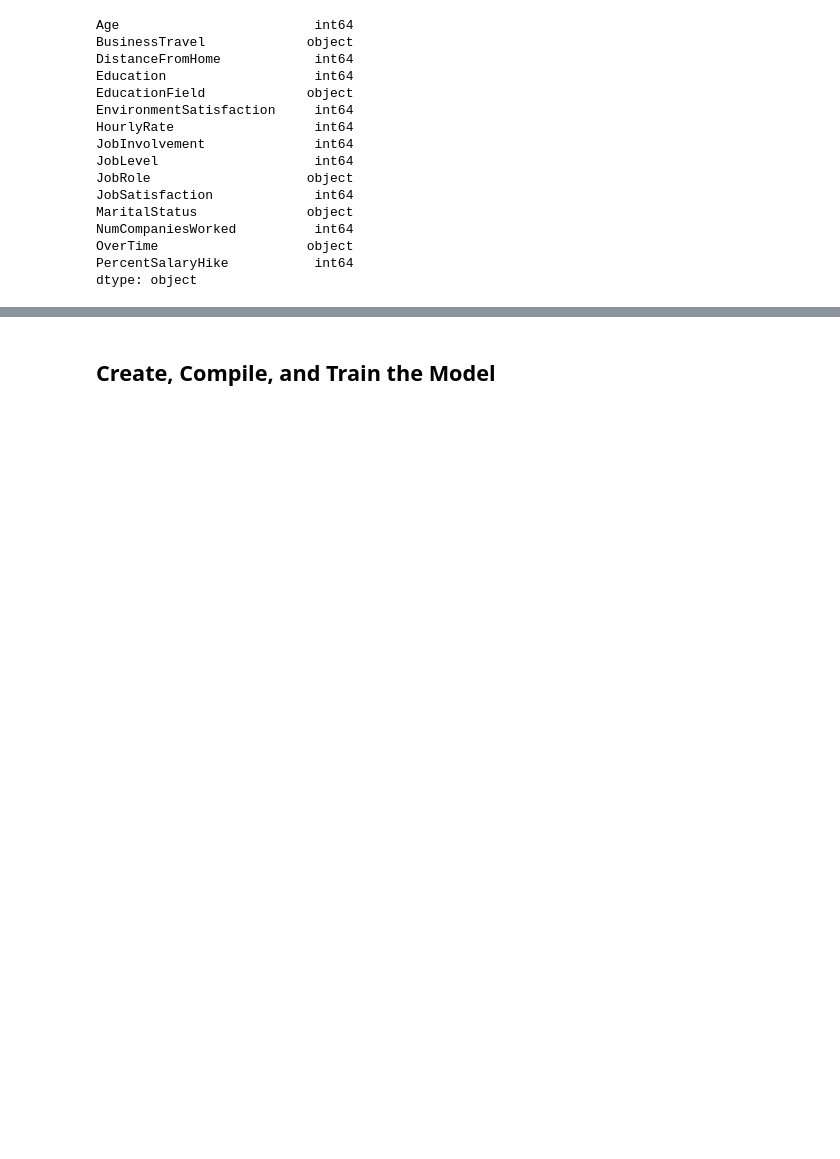
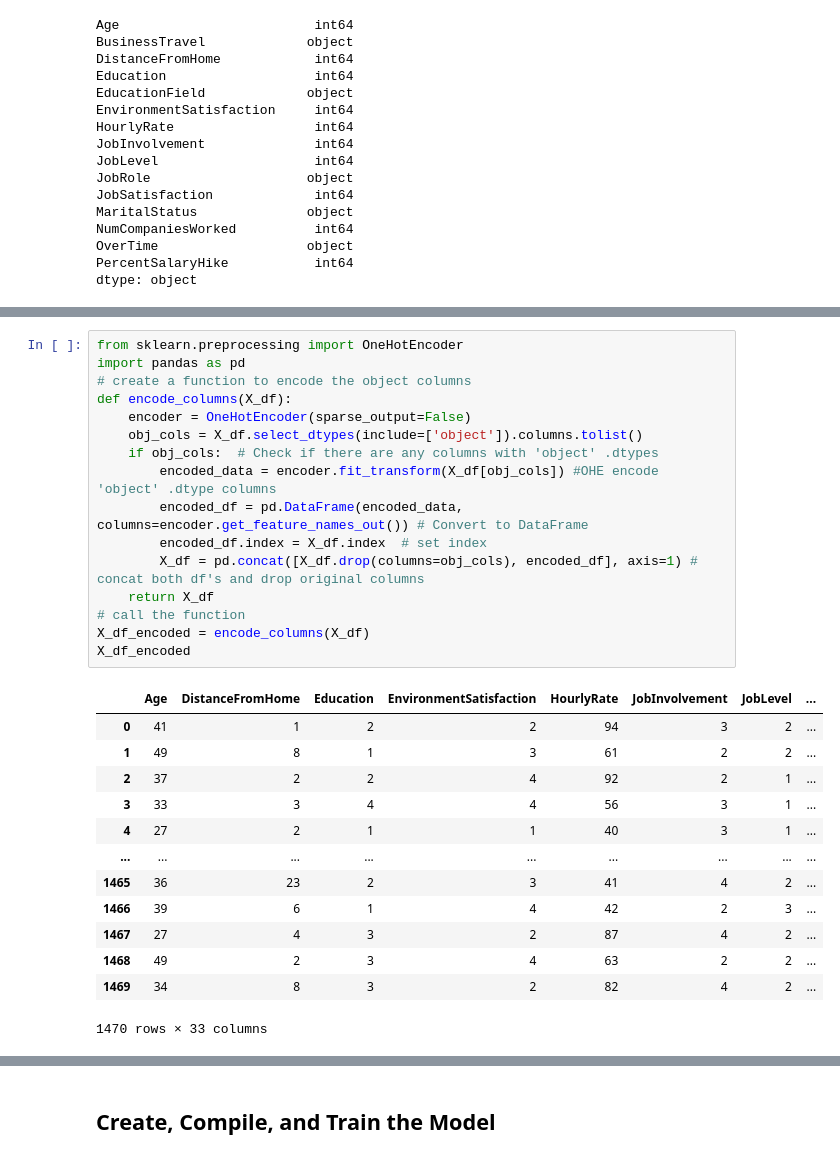
Before and after one commit to McPhersonTrk/neural-network-challenge-2, a Jupyter notebook: attrition.ipynb, the cells around one changed output, grey strips where cells are left out. Cells and saved outputs as stored; diff of their text form; blank space fills up the shorter version.

```diff
--- a/attrition.ipynb
+++ b/attrition.ipynb
@@ -109 +155,31 @@ Name: OverTime, dtype: int64
+# %%
+from sklearn.preprocessing import OneHotEncoder
+import pandas as pd
+# create a function to encode the object columns
+def encode_columns(X_df):
+    encoder = OneHotEncoder(sparse_output=False)
+    obj_cols = X_df.select_dtypes(include=['object']).columns.tolist()
+    if obj_cols:  # Check if there are any columns with 'object' .dtypes
+        encoded_data = encoder.fit_transform(X_df[obj_cols]) #OHE encode 'object' .dtype columns
+        encoded_df = pd.DataFrame(encoded_data, columns=encoder.get_feature_names_out()) # Convert to DataFrame
+        encoded_df.index = X_df.index  # set index
+        X_df = pd.concat([X_df.drop(columns=obj_cols), encoded_df], axis=1) # concat both df's and drop original columns
+    return X_df
+# call the function
+X_df_encoded = encode_columns(X_df)
+X_df_encoded
+# %% [output]
+|  | Age | DistanceFromHome | Education | EnvironmentSatisfaction | HourlyRate | JobInvolvement | JobLevel | ... |
+| 0 | 41 | 1 | 2 | 2 | 94 | 3 | 2 | ... |
+| 1 | 49 | 8 | 1 | 3 | 61 | 2 | 2 | ... |
+| 2 | 37 | 2 | 2 | 4 | 92 | 2 | 1 | ... |
+| 3 | 33 | 3 | 4 | 4 | 56 | 3 | 1 | ... |
+| 4 | 27 | 2 | 1 | 1 | 40 | 3 | 1 | ... |
+| ... | ... | ... | ... | ... | ... | ... | ... | ... |
+| 1465 | 36 | 23 | 2 | 3 | 41 | 4 | 2 | ... |
+| 1466 | 39 | 6 | 1 | 4 | 42 | 2 | 3 | ... |
+| 1467 | 27 | 4 | 3 | 2 | 87 | 4 | 2 | ... |
+| 1468 | 49 | 2 | 3 | 4 | 63 | 2 | 2 | ... |
+| 1469 | 34 | 8 | 3 | 2 | 82 | 4 | 2 | ... |
+1470 rows × 33 columns
 # %%
```
Also changed, not shown: parts of 22 cells of this notebook, 1 other file.
